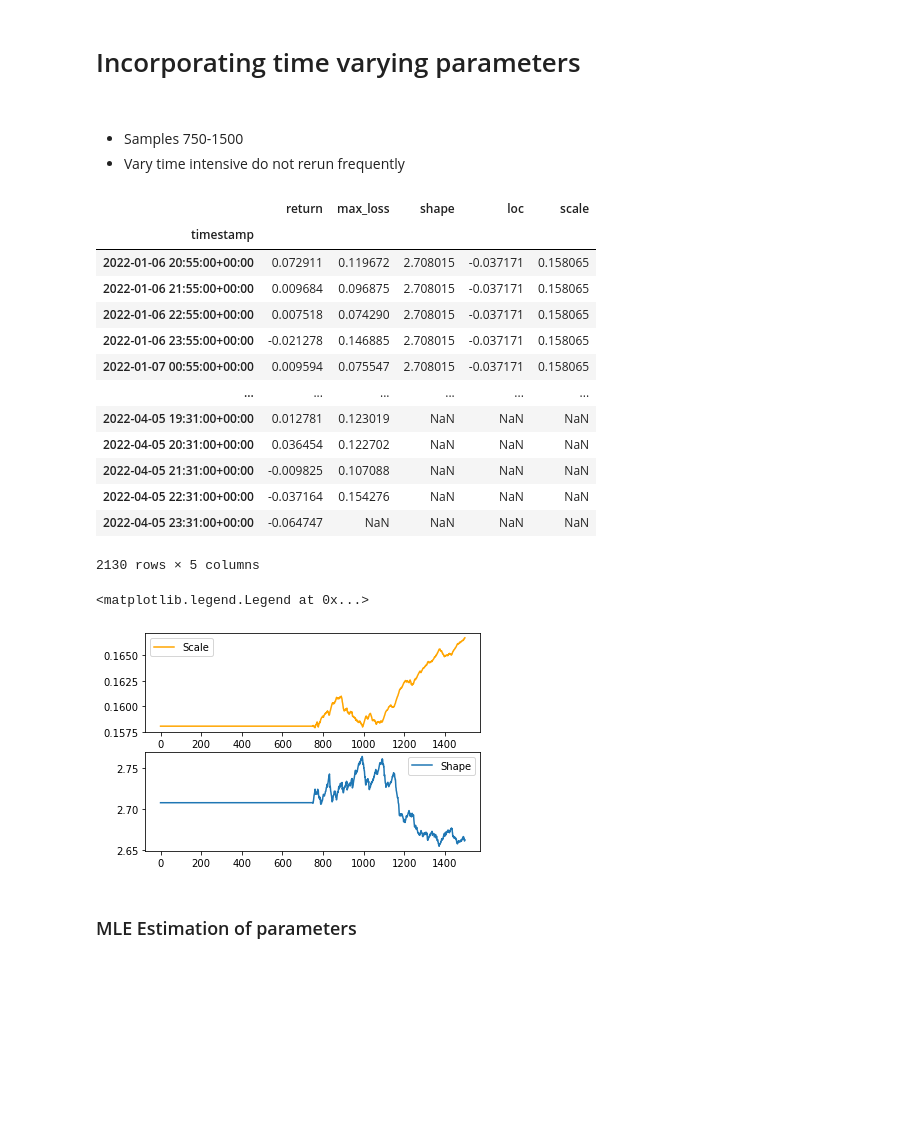
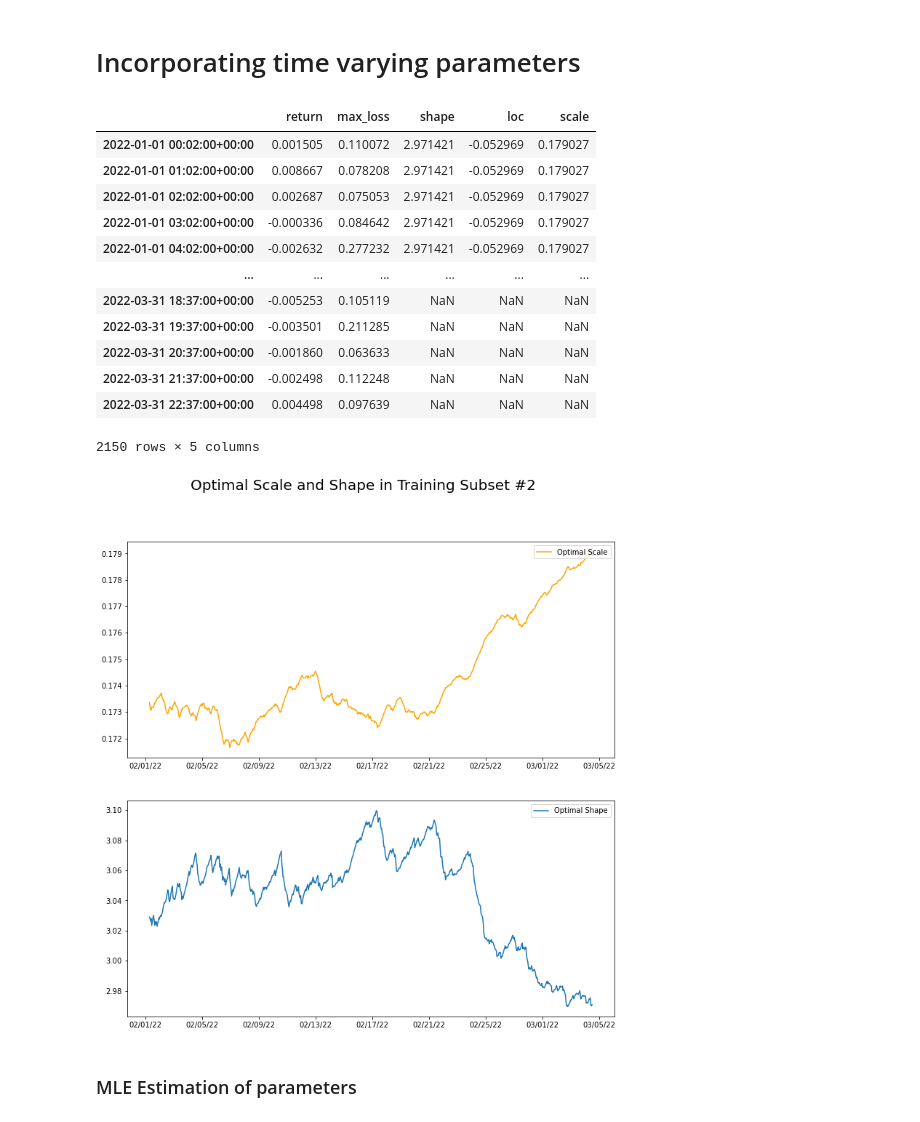
Before and after one commit to jasonbohne123/ARC_Model, a Jupyter notebook: arch.ipynb, the cells around one changed output. Saved outputs shown, nothing was run; the diff lists cells and outputs as text; code cells hidden in the pictures; blank space fills up the shorter version.

```diff
--- a/arch.ipynb
+++ b/arch.ipynb
@@ -49,8 +36,8 @@ features_to_load = [
 ]
 
 # Last 2 weeks
-end_date = datetime.datetime.now(datetime.timezone.utc)
-start_date = end_date - datetime.timedelta(days=90)
+end_date= datetime.datetime.strptime("2022-4-01","%Y-%m-%d")
+start_date = datetime.datetime.strptime("2022-1-01","%Y-%m-%d")
 
 # Choose buckketing
 time_agg = "60sec" #60sec
@@ -146,6 +117,6 @@ Length: 2129, dtype: float64
 - One to estimate Location parameter,
 - Fix location param, allow time-varying shape and scale
 # %%
-global_shape,global_loc,global_scale=invweibull.fit(max_series[:750])
+global_shape,global_loc,global_scale=invweibull.fit(max_series[:1500])
 global_shape,global_loc,global_scale
 # %% [output]
@@ -187,15 +158,12 @@ plt.legend()
 - This is a static approach, no time varying is incorporated
 # %% [markdown]
 # Incorporating time varying parameters
-# %% [markdown]
-###
-- Samples 750-1500
-- Vary time intensive do not rerun frequently
 # %%
 k= 750# num samples
 
 time_vary=pd.DataFrame()
-time_vary['return']=-high_freq['return'][::60]
+mod=np.mod(len(high_freq['return']),60)
+time_vary['return']=pd.Series(np.median(np.array(high_freq['return'][:-mod]).reshape(-1, 60),axis=1),index=max_series.index)
 time_vary['max_loss']=max_series
 
 
@@ -224,30 +192,30 @@ time_vary.to_csv('time_vary.csv')
 time_vary
 # %% [output]
 |  | return | max_loss | shape | loc | scale |
-| timestamp |  |  |  |  |  |
-| 2022-01-06 20:55:00+00:00 | 0.072911 | 0.119672 | 2.708015 | -0.037171 | 0.158065 |
-| 2022-01-06 21:55:00+00:00 | 0.009684 | 0.096875 | 2.708015 | -0.037171 | 0.158065 |
-| 2022-01-06 22:55:00+00:00 | 0.007518 | 0.074290 | 2.708015 | -0.037171 | 0.158065 |
-| 2022-01-06 23:55:00+00:00 | -0.021278 | 0.146885 | 2.708015 | -0.037171 | 0.158065 |
-| 2022-01-07 00:55:00+00:00 | 0.009594 | 0.075547 | 2.708015 | -0.037171 | 0.158065 |
+| 2022-01-01 00:02:00+00:00 | 0.001505 | 0.110072 | 2.971421 | -0.052969 | 0.179027 |
+| 2022-01-01 01:02:00+00:00 | 0.008667 | 0.078208 | 2.971421 | -0.052969 | 0.179027 |
+| 2022-01-01 02:02:00+00:00 | 0.002687 | 0.075053 | 2.971421 | -0.052969 | 0.179027 |
+| 2022-01-01 03:02:00+00:00 | -0.000336 | 0.084642 | 2.971421 | -0.052969 | 0.179027 |
+| 2022-01-01 04:02:00+00:00 | -0.002632 | 0.277232 | 2.971421 | -0.052969 | 0.179027 |
 | ... | ... | ... | ... | ... | ... |
-| 2022-04-05 19:31:00+00:00 | 0.012781 | 0.123019 | NaN | NaN | NaN |
-| 2022-04-05 20:31:00+00:00 | 0.036454 | 0.122702 | NaN | NaN | NaN |
-| 2022-04-05 21:31:00+00:00 | -0.009825 | 0.107088 | NaN | NaN | NaN |
-| 2022-04-05 22:31:00+00:00 | -0.037164 | 0.154276 | NaN | NaN | NaN |
-| 2022-04-05 23:31:00+00:00 | -0.064747 | NaN | NaN | NaN | NaN |
+| 2022-03-31 18:37:00+00:00 | -0.005253 | 0.105119 | NaN | NaN | NaN |
+| 2022-03-31 19:37:00+00:00 | -0.003501 | 0.211285 | NaN | NaN | NaN |
+| 2022-03-31 20:37:00+00:00 | -0.001860 | 0.063633 | NaN | NaN | NaN |
+| 2022-03-31 21:37:00+00:00 | -0.002498 | 0.112248 | NaN | NaN | NaN |
+| 2022-03-31 22:37:00+00:00 | 0.004498 | 0.097639 | NaN | NaN | NaN |
-2130 rows × 5 columns
+2150 rows × 5 columns
 # %%
-fig,ax = plt.subplots(2,1)
 
-
-ax[1].plot(time_vary['shape'].values, label='Shape')
-ax[0].plot(time_vary['scale'].values, label='Scale',color='orange') # negative, sampled every 60 seconds
-ax[0].legend()
+fig,ax = plt.subplots(2,1,figsize=(12,12))
+fig.suptitle("Optimal Scale and Shape in Training Subset #2",fontsize=20)
+ax[1].plot(time_vary['shape'][750:], label='Optimal Shape')
+ax[0].plot(time_vary['scale'][750:], label='Optimal Scale',color='orange') # negative, sampled every 60 seconds
+ax[0].legend(loc='upper right')
 ax[1].legend()
+ax[0].xaxis.set_major_formatter(DateFormatter("%D"))
+ax[1].xaxis.set_major_formatter(DateFormatter("%D"))
 # %% [output]
-<matplotlib.legend.Legend at 0x...>
-[figure, old version]
+[figure, new version]
 # %% [markdown]
 ### MLE Estimation of parameters
 # %%
```
Also changed, not shown: parts of 36 cells of this notebook, 2 other files.
